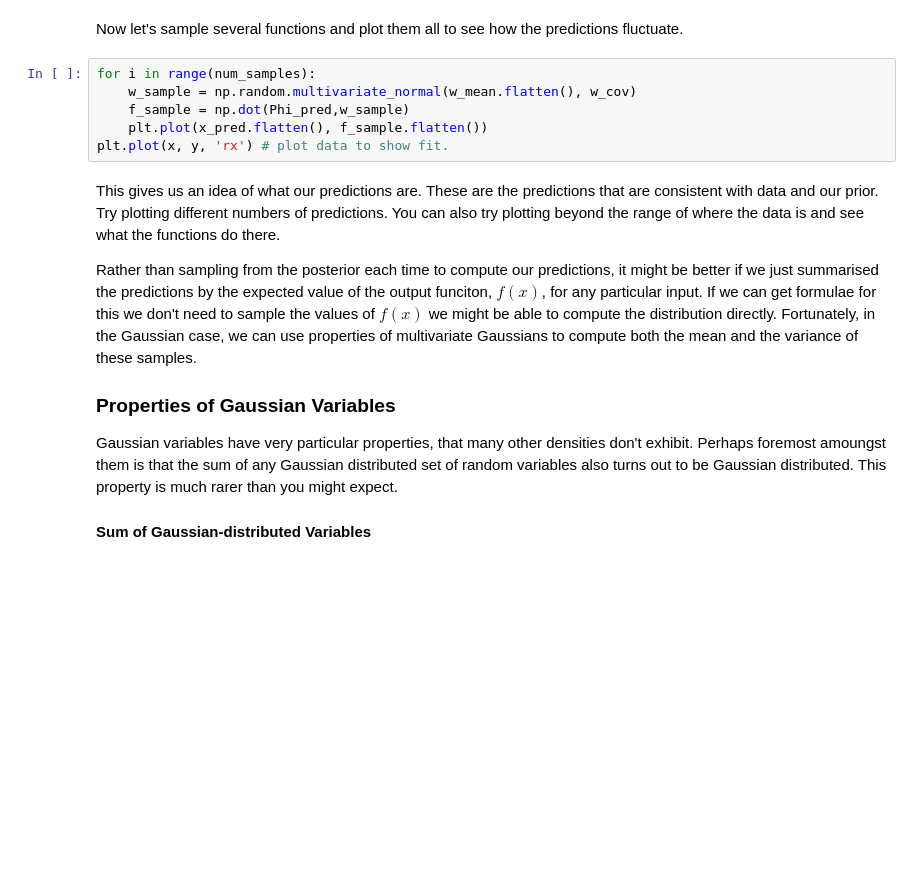
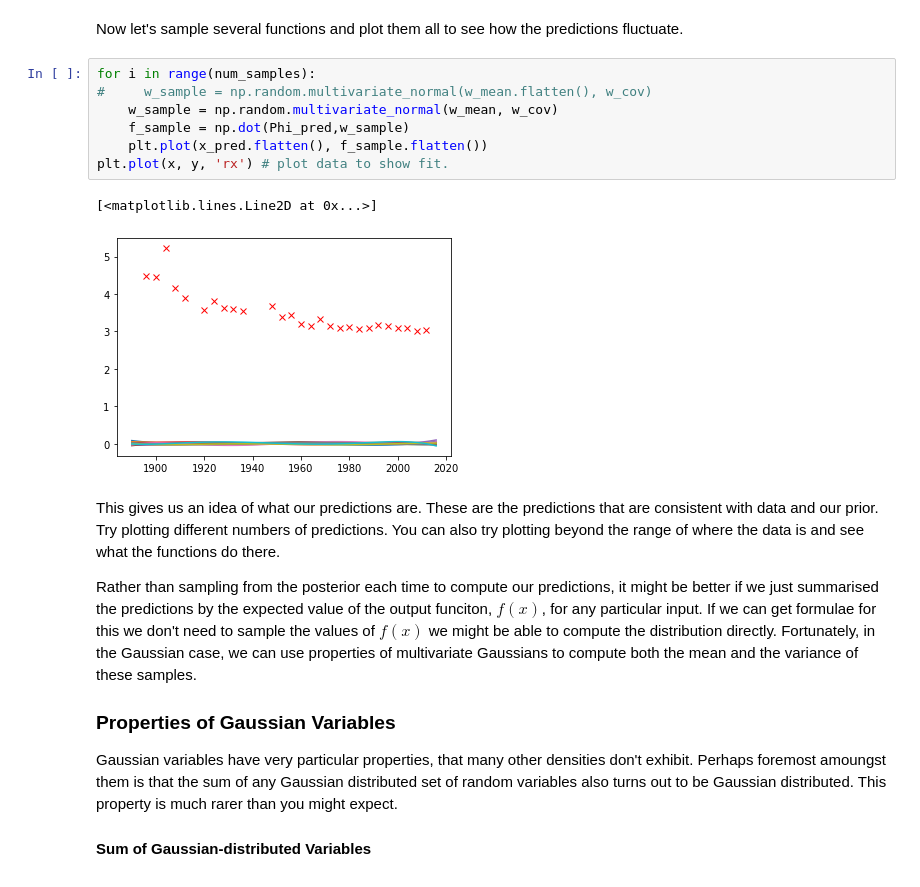
Before and after one commit to maalvarezl/MLAI, a Jupyter notebook: Lab 6 - Bayesian regression & DL intro.ipynb, the cells around one changed output. Saved outputs shown, nothing was run; the diff lists cells and outputs as text; blank space fills up the shorter version.

```diff
--- a/Lab 6 - Bayesian regression & DL intro.ipynb
+++ b/Lab 6 - Bayesian regression & DL intro.ipynb
@@ -318,10 +373,14 @@ plt.plot(x, y, 'rx') # plot data to show fit.
 Now let's sample several functions and plot them all to see how the predictions fluctuate.
 # %%
 for i in range(num_samples):
-    w_sample = np.random.multivariate_normal(w_mean.flatten(), w_cov)
+#     w_sample = np.random.multivariate_normal(w_mean.flatten(), w_cov)
+    w_sample = np.random.multivariate_normal(w_mean, w_cov)
     f_sample = np.dot(Phi_pred,w_sample)
     plt.plot(x_pred.flatten(), f_sample.flatten())
 plt.plot(x, y, 'rx') # plot data to show fit.
+# %% [output]
+[<matplotlib.lines.Line2D at 0x...>]
+[figure, added]
 # %% [markdown]
 This gives us an idea of what our predictions are. These are the predictions that are consistent with data and our prior. Try plotting different numbers of predictions. You can also try plotting beyond the range of where the data is and see what the functions do there.
 
```
Also changed, not shown: parts of 14 cells of this notebook.
